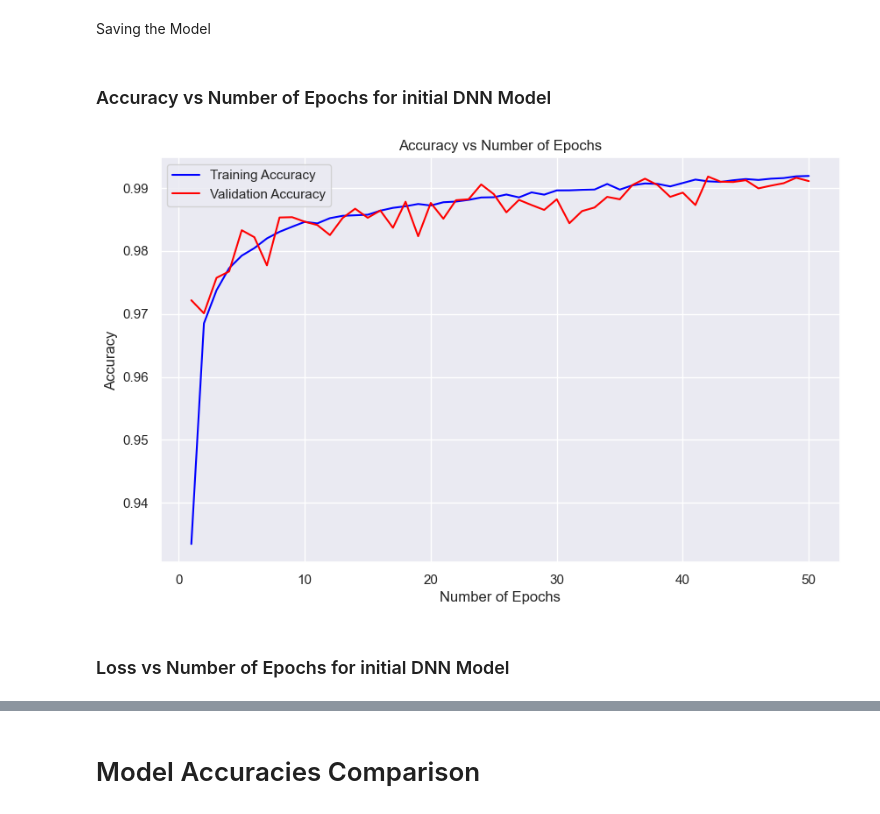
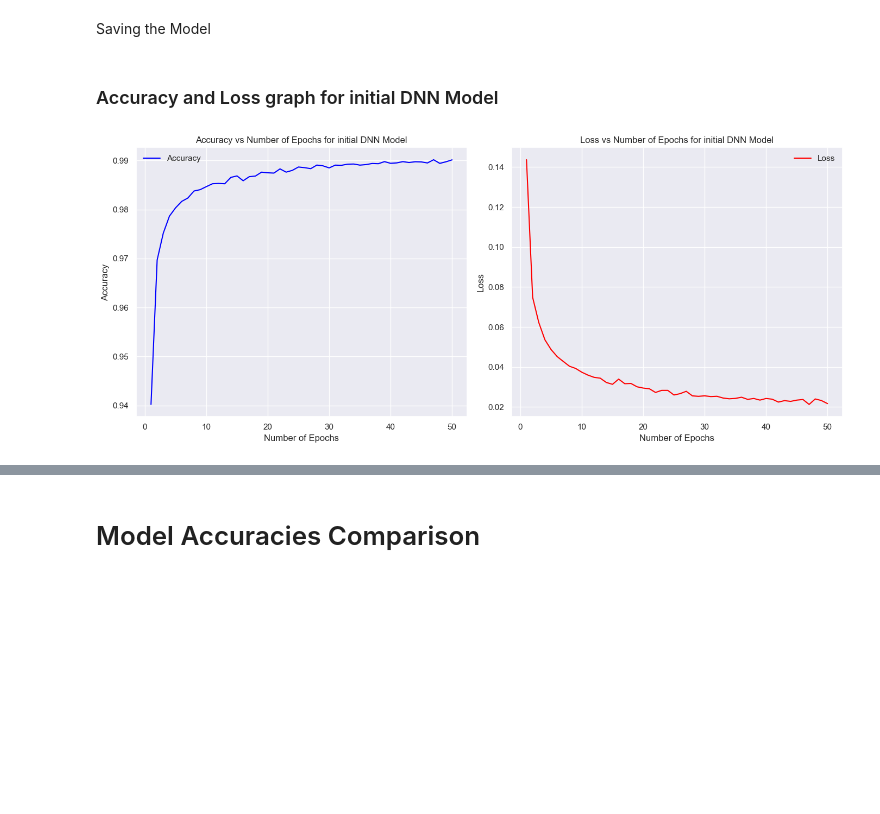
Before and after one commit to Pratham8766/DDoS-Detection-using-Machine-Learning, a Jupyter notebook: model_training_2.ipynb, the cells around one changed output, grey strips where cells are left out. Drawn from its saved outputs; the diff is of its cells as text; code cells hidden in the pictures; blank space fills up the shorter version.

Commit message:
Update Model Training 2

```diff
--- a/model_training_2.ipynb
+++ b/model_training_2.ipynb
@@ -612,23 +612,38 @@ model.save("models/DNN_model.keras")
 # %%
 accuracy_scores.append(dnn_accuracy * 100)
 # %% [markdown]
-### Accuracy vs Number of Epochs for initial DNN Model
+### Accuracy and Loss graph for initial DNN Model
 # %%
-plt.figure(figsize = (10, 6))
+epochs = 50
 
-accuracy = dnn_model.history['accuracy']
-val_accuracy = dnn_model.history['val_accuracy']
-epochs = range(1, len(accuracy) + 1)
+plt.figure(figsize=(14, 6))
 
-plt.plot(epochs, accuracy, color = "blue", label = "Training Accuracy")
-plt.plot(epochs, val_accuracy, color = "red", label = "Validation Accuracy")
-plt.title("Accuracy vs Number of Epochs")
+plt.subplot(1, 2, 1)
+
+accuracy = dnn_model.history['accuracy'][:epochs]
+epochs_acc = range(1, epochs + 1)
+
+plt.plot(epochs_acc, accuracy, color="blue", label="Accuracy")
+plt.title("Accuracy vs Number of Epochs for initial DNN Model")
 plt.xlabel("Number of Epochs")
 plt.ylabel("Accuracy")
 plt.legend()
 plt.grid(True)
+
+
+plt.subplot(1, 2, 2)
+
+loss = dnn_model.history['loss'][:epochs]
+epochs_loss = range(1, epochs + 1)
+
+plt.plot(epochs_loss, loss, color="red", label="Loss")
+plt.title("Loss vs Number of Epochs for initial DNN Model")
+plt.xlabel("Number of Epochs")
+plt.ylabel("Loss")
+plt.legend()
+plt.grid(True)
+
+plt.tight_layout()
 plt.show()
 # %% [output]
-[figure, old version]
+[figure, new version]
-# %% [markdown]
-### Loss vs Number of Epochs for initial DNN Model
```
Also changed, not shown: parts of 28 cells of this notebook.
